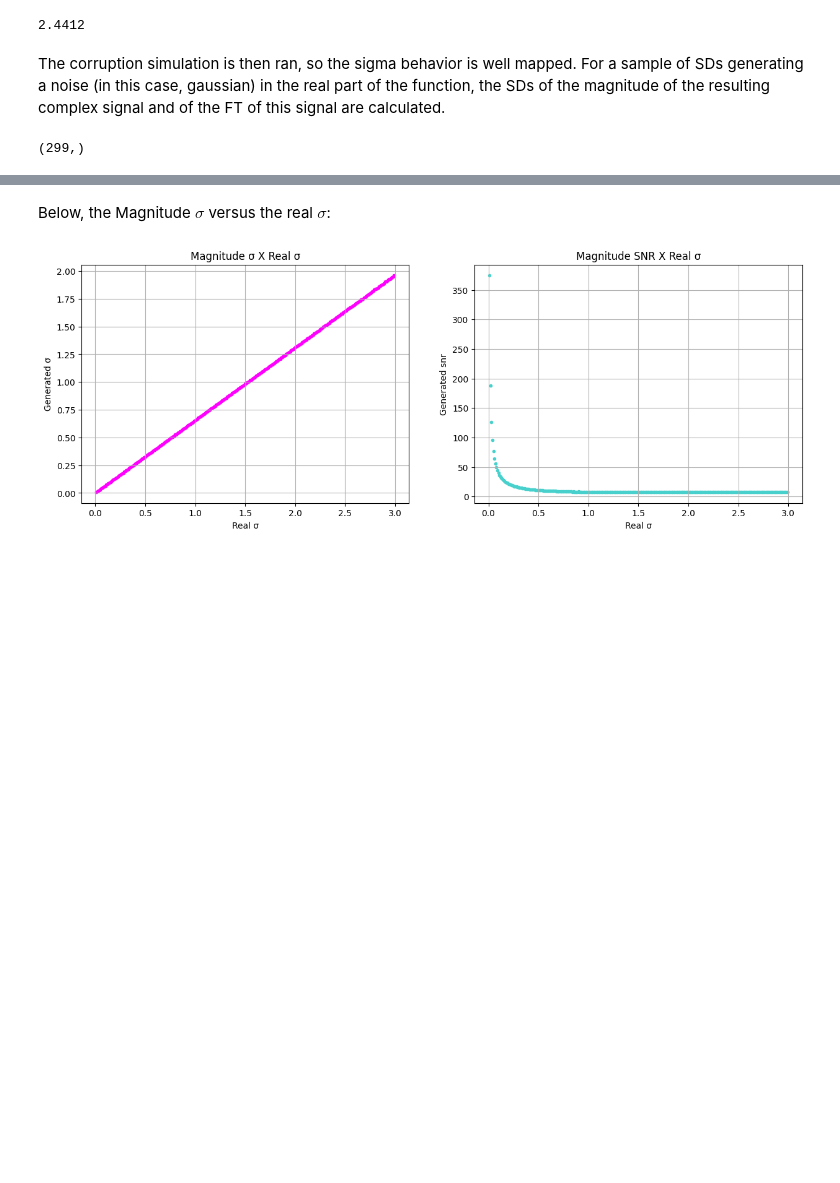
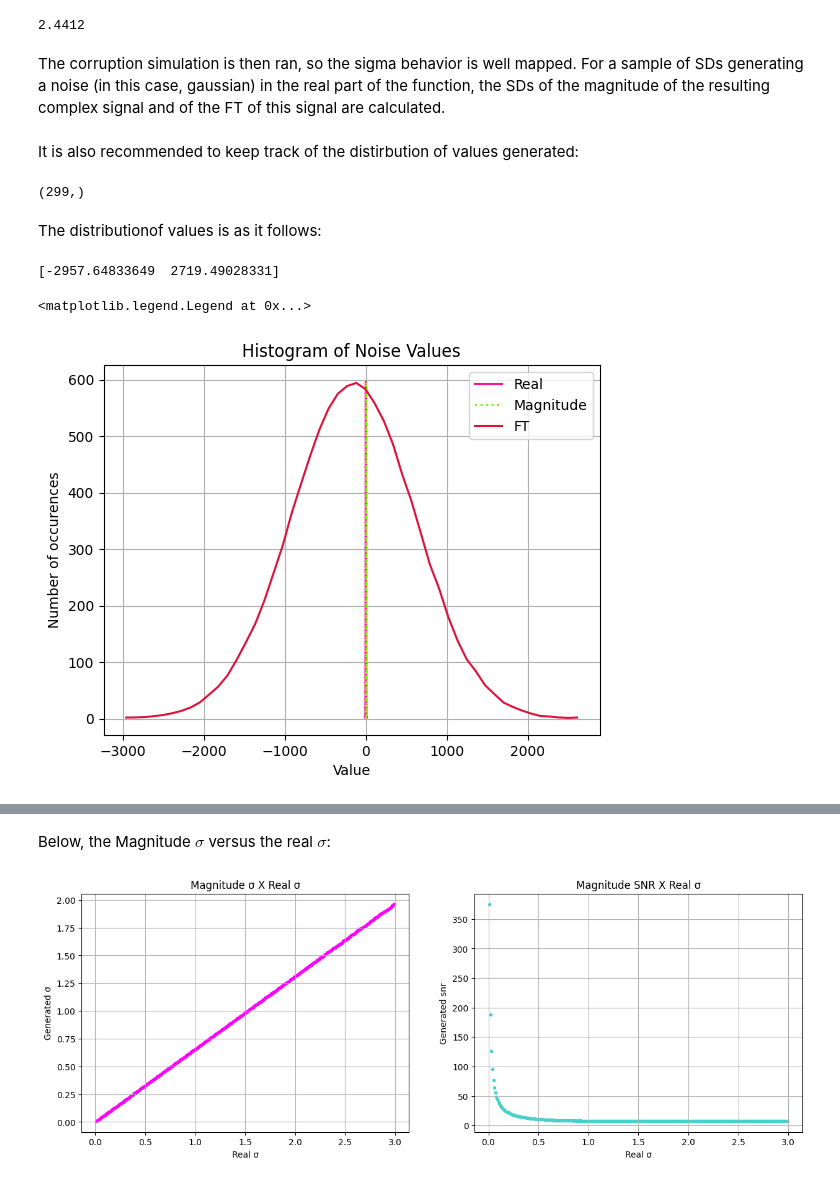
Before and after one commit to JoaoDell/MRI-study, a Jupyter notebook: examples/sigma_relations.ipynb, the cells around one changed output, grey strips where cells are left out. Saved outputs shown, nothing was run; the diff lists cells and outputs as text; code cells hidden in the pictures; blank space fills up the shorter version.

```diff
--- a/examples/sigma_relations.ipynb
+++ b/examples/sigma_relations.ipynb
@@ -188,3 +188,5 @@ gen_fft_sigmas = np.zeros((n_avgs, sample_sigmas.size))
 
 Ps = np.zeros((n_avgs, sample_sigmas.size))
 P_ffts = np.zeros((n_avgs, sample_sigmas.size), dtype=np.complex128)
+# %% [markdown]
+It is also recommended to keep track of the distirbution of values generated:
@@ -210,3 +239,32 @@ avg_P_ffts = np.sum(P_ffts, axis = 0)/n_avgs
 print(avg_gen_sigmas.shape)
 # %% [output]
 (299,)
+# %% [markdown]
+The distributionof values is as it follows:
+# %%
+i = 234
+
+print(ft_bin_limits[:, i])
+
+plt.plot(np.arange(real_bin_limits[0, i], real_bin_limits[1, i], (real_bin_limits[1, i] - real_bin_limits[0, i])/bins),
+         real_histogram[i],
+         label = "Real",
+         c = "deeppink")
+plt.plot(np.arange( fid_bin_limits[0, i],  fid_bin_limits[1, i], (fid_bin_limits[1, i] - fid_bin_limits[0, i])/bins),
+         real_histogram[i],
+         label = "Magnitude",
+         linestyle = ":",
+         c = "lawngreen")
+plt.plot(np.arange(  ft_bin_limits[0, i],   ft_bin_limits[1, i], (ft_bin_limits[1, i] - ft_bin_limits[0, i])/bins),
+         ft_histogram[i],
+         label = "FT",
+         c = "crimson")
+plt.xlabel("Value")
+plt.ylabel("Number of occurences")
+plt.grid(True)
+plt.title("Histogram of Noise Values")
+plt.legend()
+# %% [output]
+[-2957.64833649  2719.49028331]
+<matplotlib.legend.Legend at 0x...>
+[figure, added]
```
Also changed, not shown: parts of 15 cells of this notebook, 2 other files.
